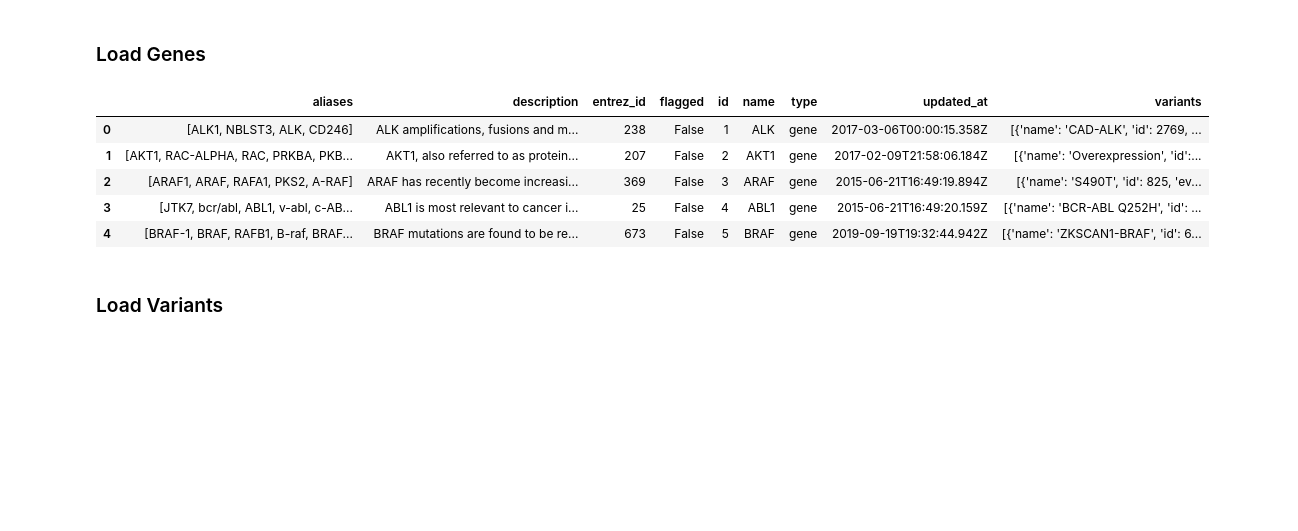
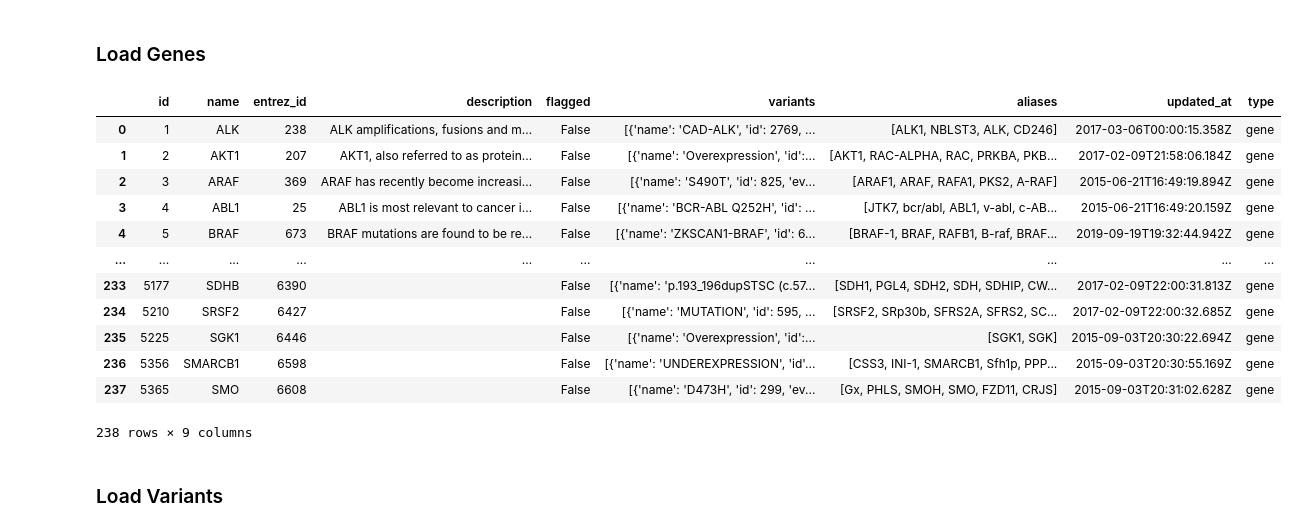
Before and after one commit to jmichuda/bmi-210-final-project, a Jupyter notebook: src/CIViC_API_Usage.ipynb, the cells around one changed output. Saved outputs shown, nothing was run; the diff lists cells and outputs as text; code cells hidden in the pictures; blank space fills up the shorter version.

```diff
--- a/src/CIViC_API_Usage.ipynb
+++ b/src/CIViC_API_Usage.ipynb
@@ -11,14 +11,21 @@ import api_tools as apit
 # %%
 civic_gene = apit.Endpoint(url="https://civicdb.org/api/genes?count=238")
 df_civic_gene = civic_gene.data_as_pandas("records")
-df_civic_gene.head()
+df_civic_gene
 # %% [output]
-|  | aliases | description | entrez_id | flagged | id | name | type | updated_at | variants |
-| 0 | [ALK1, NBLST3, ALK, CD246] | ALK amplifications, fusions and m... | 238 | False | 1 | ALK | gene | 2017-03-06T00:00:15.358Z | [{'name': 'CAD-ALK', 'id': 2769, ... |
-| 1 | [AKT1, RAC-ALPHA, RAC, PRKBA, PKB... | AKT1, also referred to as protein... | 207 | False | 2 | AKT1 | gene | 2017-02-09T21:58:06.184Z | [{'name': 'Overexpression', 'id':... |
-| 2 | [ARAF1, ARAF, RAFA1, PKS2, A-RAF] | ARAF has recently become increasi... | 369 | False | 3 | ARAF | gene | 2015-06-21T16:49:19.894Z | [{'name': 'S490T', 'id': 825, 'ev... |
-| 3 | [JTK7, bcr/abl, ABL1, v-abl, c-AB... | ABL1 is most relevant to cancer i... | 25 | False | 4 | ABL1 | gene | 2015-06-21T16:49:20.159Z | [{'name': 'BCR-ABL Q252H', 'id': ... |
-| 4 | [BRAF-1, BRAF, RAFB1, B-raf, BRAF... | BRAF mutations are found to be re... | 673 | False | 5 | BRAF | gene | 2019-09-19T19:32:44.942Z | [{'name': 'ZKSCAN1-BRAF', 'id': 6... |
+|  | id | name | entrez_id | description | flagged | variants | aliases | updated_at | type |
+| 0 | 1 | ALK | 238 | ALK amplifications, fusions and m... | False | [{'name': 'CAD-ALK', 'id': 2769, ... | [ALK1, NBLST3, ALK, CD246] | 2017-03-06T00:00:15.358Z | gene |
+| 1 | 2 | AKT1 | 207 | AKT1, also referred to as protein... | False | [{'name': 'Overexpression', 'id':... | [AKT1, RAC-ALPHA, RAC, PRKBA, PKB... | 2017-02-09T21:58:06.184Z | gene |
+| 2 | 3 | ARAF | 369 | ARAF has recently become increasi... | False | [{'name': 'S490T', 'id': 825, 'ev... | [ARAF1, ARAF, RAFA1, PKS2, A-RAF] | 2015-06-21T16:49:19.894Z | gene |
+| 3 | 4 | ABL1 | 25 | ABL1 is most relevant to cancer i... | False | [{'name': 'BCR-ABL Q252H', 'id': ... | [JTK7, bcr/abl, ABL1, v-abl, c-AB... | 2015-06-21T16:49:20.159Z | gene |
+| 4 | 5 | BRAF | 673 | BRAF mutations are found to be re... | False | [{'name': 'ZKSCAN1-BRAF', 'id': 6... | [BRAF-1, BRAF, RAFB1, B-raf, BRAF... | 2019-09-19T19:32:44.942Z | gene |
+| ... | ... | ... | ... | ... | ... | ... | ... | ... | ... |
+| 233 | 5177 | SDHB | 6390 |  | False | [{'name': 'p.193_196dupSTSC (c.57... | [SDH1, PGL4, SDH2, SDH, SDHIP, CW... | 2017-02-09T22:00:31.813Z | gene |
+| 234 | 5210 | SRSF2 | 6427 |  | False | [{'name': 'MUTATION', 'id': 595, ... | [SRSF2, SRp30b, SFRS2A, SFRS2, SC... | 2017-02-09T22:00:32.685Z | gene |
+| 235 | 5225 | SGK1 | 6446 |  | False | [{'name': 'Overexpression', 'id':... | [SGK1, SGK] | 2015-09-03T20:30:22.694Z | gene |
+| 236 | 5356 | SMARCB1 | 6598 |  | False | [{'name': 'UNDEREXPRESSION', 'id'... | [CSS3, INI-1, SMARCB1, Sfh1p, PPP... | 2015-09-03T20:30:55.169Z | gene |
+| 237 | 5365 | SMO | 6608 |  | False | [{'name': 'D473H', 'id': 299, 'ev... | [Gx, PHLS, SMOH, SMO, FZD11, CRJS] | 2015-09-03T20:31:02.628Z | gene |
+238 rows × 9 columns
 # %% [markdown]
 ### Load Variants
 # %%
```
Also changed, not shown: parts of 7 cells of this notebook, 8 other files.
